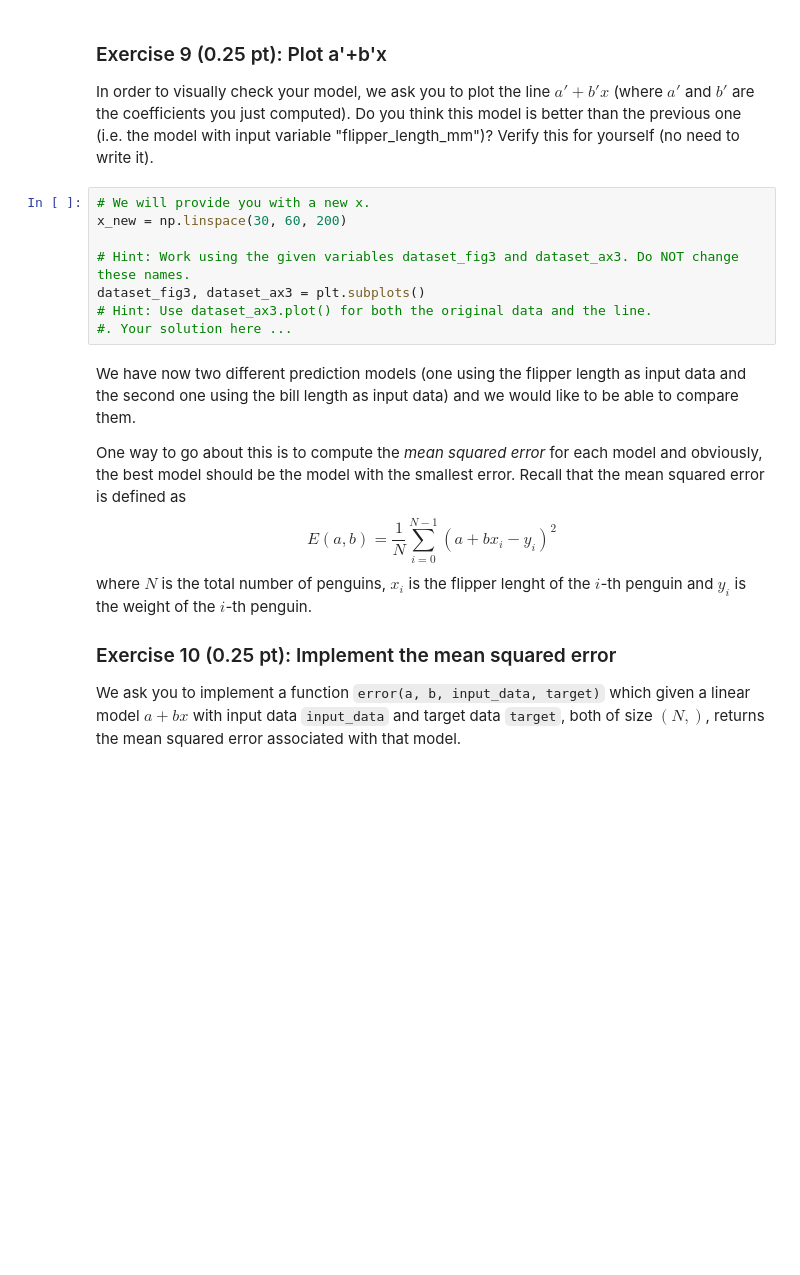
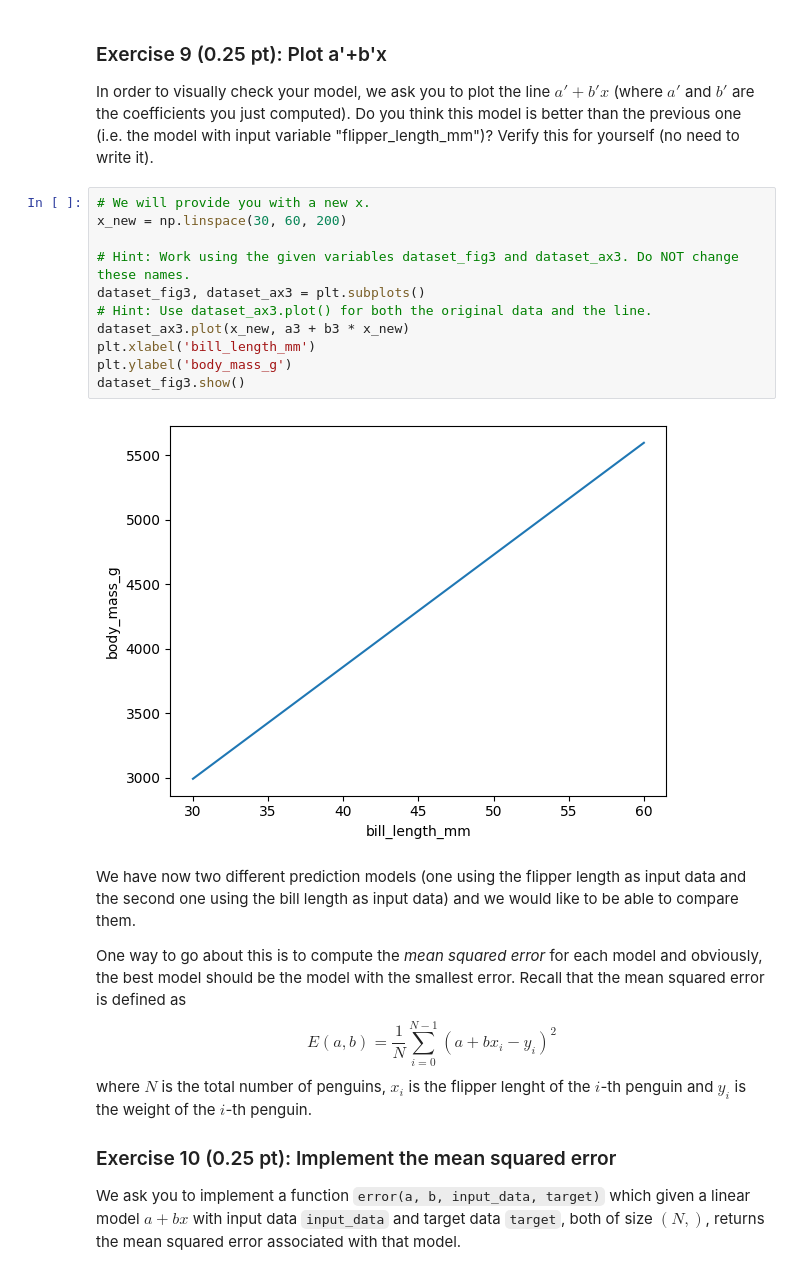
Before and after one commit to JHBeets/School, a Jupyter notebook: progHW2.ipynb, the cells around one changed output. Saved outputs shown, nothing was run; the diff lists cells and outputs as text; blank space fills up the shorter version.

```diff
--- a/progHW2.ipynb
+++ b/progHW2.ipynb
@@ -214,11 +218,16 @@ In order to visually check your model, we ask you to plot the line $a' + b'x$  (
 # %%
 # We will provide you with a new x.
 x_new = np.linspace(30, 60, 200)
 
 # Hint: Work using the given variables dataset_fig3 and dataset_ax3. Do NOT change these names.
 dataset_fig3, dataset_ax3 = plt.subplots()
 # Hint: Use dataset_ax3.plot() for both the original data and the line.
-#. Your solution here ...
+dataset_ax3.plot(x_new, a3 + b3 * x_new)
+plt.xlabel('bill_length_mm')
+plt.ylabel('body_mass_g')
+dataset_fig3.show()
+# %% [output]
+[figure, added]
 # %% [markdown]
 We have now two different prediction models (one using the flipper length as input data and the second one using the bill length as input data) and we would like to be able to compare them.
 
```
Also changed, not shown: parts of 13 cells of this notebook.
